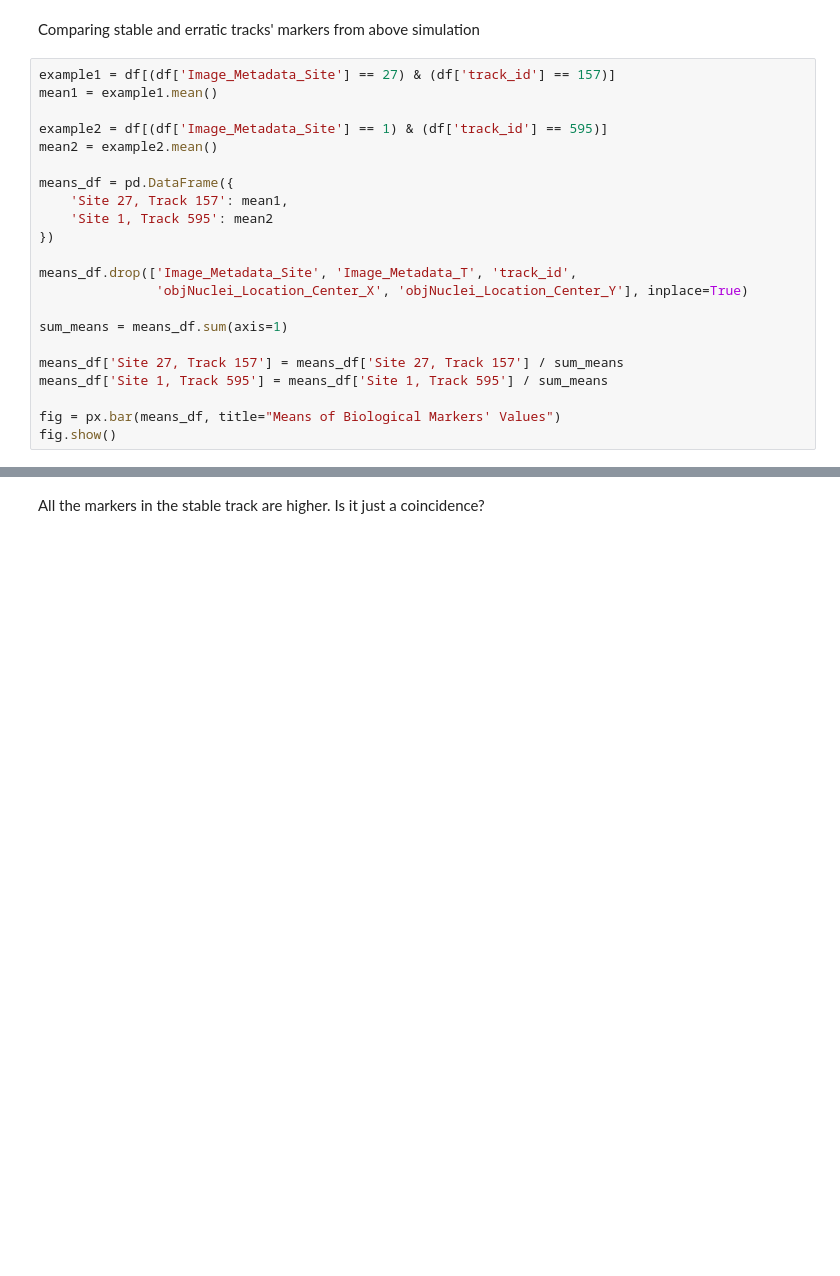
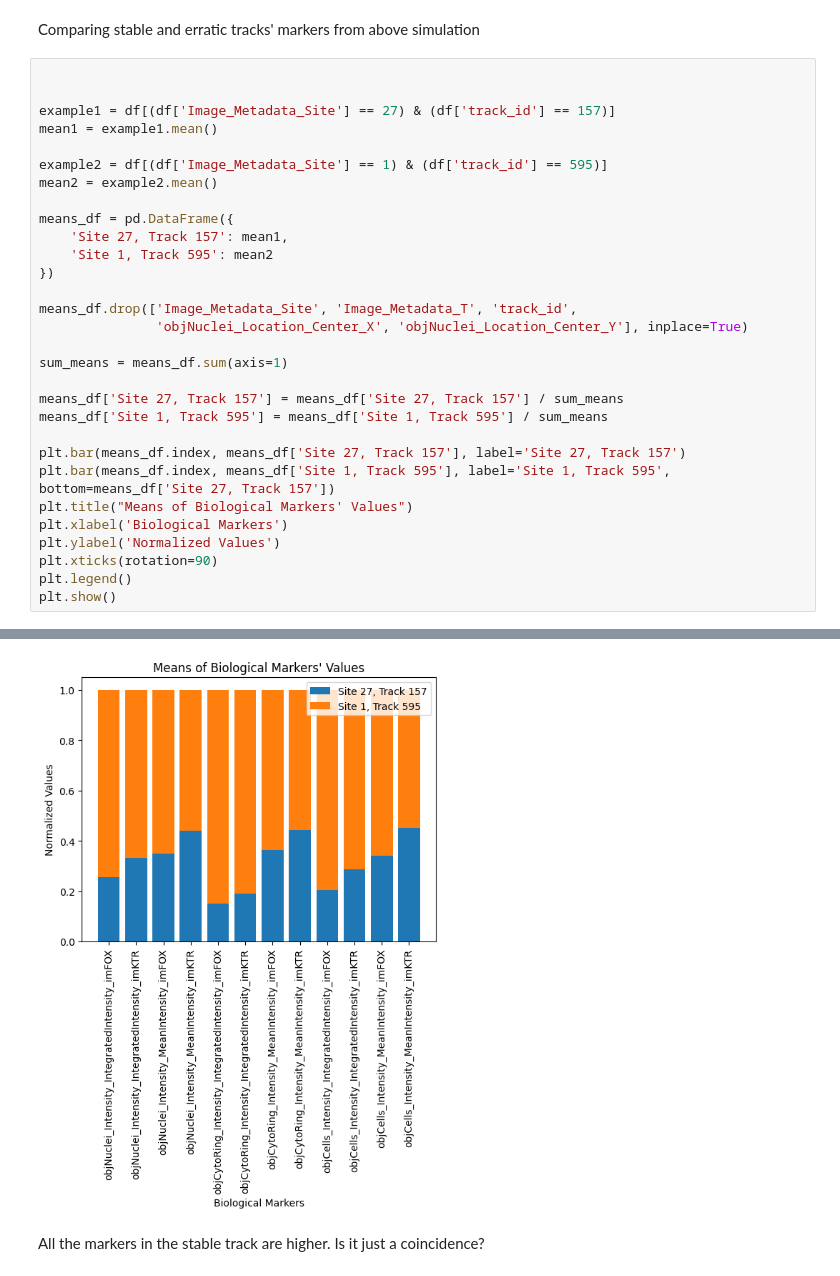
Before and after one commit to MichalMaszkowski/ZPP, a Jupyter notebook: ZPP_data_exploration.ipynb, the cells around one changed output, grey strips where cells are left out. Drawn from its saved outputs; the diff is of its cells as text; blank space fills up the shorter version.

```diff
--- a/ZPP_data_exploration.ipynb
+++ b/ZPP_data_exploration.ipynb
@@ -192,6 +196,8 @@ plt.show()
 # %% [markdown]
 Comparing stable and erratic tracks' markers from above simulation
 # %%
+
+
 example1 = df[(df['Image_Metadata_Site'] == 27) & (df['track_id'] == 157)]
 mean1 = example1.mean()
 
@@ -211,6 +217,12 @@ sum_means = means_df.sum(axis=1)
 means_df['Site 27, Track 157'] = means_df['Site 27, Track 157'] / sum_means
 means_df['Site 1, Track 595'] = means_df['Site 1, Track 595'] / sum_means
 
-fig = px.bar(means_df, title="Means of Biological Markers' Values")
-fig.show()
+plt.bar(means_df.index, means_df['Site 27, Track 157'], label='Site 27, Track 157')
+plt.bar(means_df.index, means_df['Site 1, Track 595'], label='Site 1, Track 595', bottom=means_df['Site 27, Track 157'])
+plt.title("Means of Biological Markers' Values")
+plt.xlabel('Biological Markers')
+plt.ylabel('Normalized Values')
+plt.xticks(rotation=90)
+plt.legend()
+plt.show()
 # %% [output]
@@ -218,2 +229,3 @@ fig.show()
+[figure, added]
 # %% [markdown]
 All the markers in the stable track are higher. Is it just a coincidence?
```
Also changed, not shown: parts of 7 cells of this notebook.
